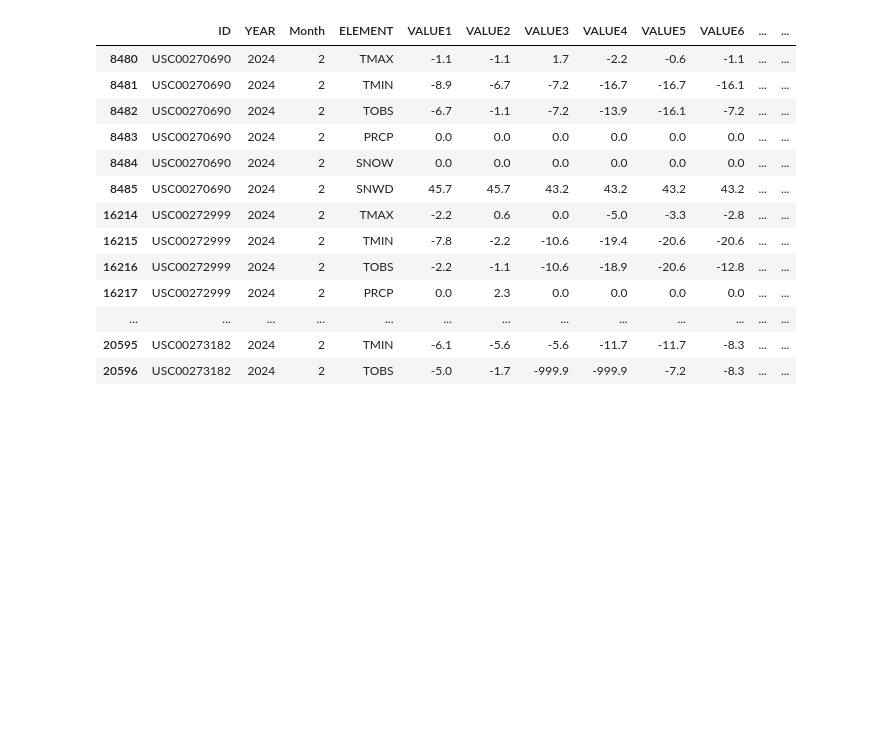
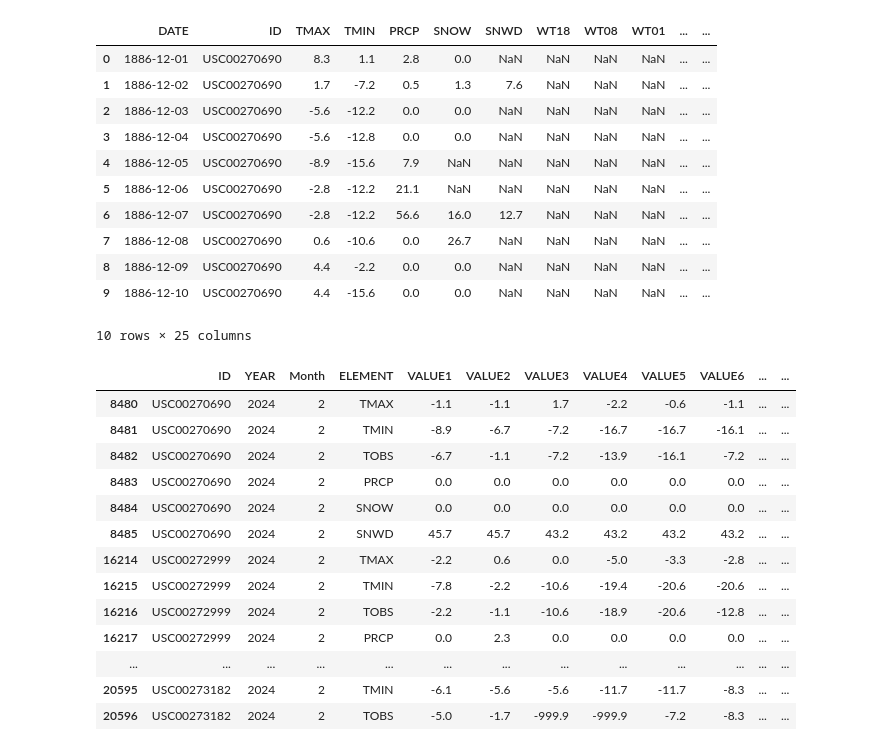
Before and after one commit to loki-k4/BlizzardX, a Jupyter notebook: project.ipynb, the cells around one changed output. Cells and saved outputs as stored; diff of their text form; code cells hidden in the pictures; blank space fills up the shorter version.

```diff
--- a/project.ipynb
+++ b/project.ipynb
@@ -205,3 +237,5 @@ winter_data = data[data['season'] == 'Winter']
 spring_data = data[data['season'] == 'Spring']
 summer_data = data[data['season'] == 'Summer']
 fall_data = data[data['season'] == 'Fall']
+# %%
+wd= transform_weather_data(winter_data)
@@ -208,3 +257,18 @@ fall_data = data[data['season'] == 'Fall']
+# %%
+wd.head(10)
+# %% [output]
+|  | DATE | ID | TMAX | TMIN | PRCP | SNOW | SNWD | WT18 | WT08 | WT01 | ... | ... |
+| 0 | 1886-12-01 | USC00270690 | 8.3 | 1.1 | 2.8 | 0.0 | NaN | NaN | NaN | NaN | ... | ... |
+| 1 | 1886-12-02 | USC00270690 | 1.7 | -7.2 | 0.5 | 1.3 | 7.6 | NaN | NaN | NaN | ... | ... |
+| 2 | 1886-12-03 | USC00270690 | -5.6 | -12.2 | 0.0 | 0.0 | NaN | NaN | NaN | NaN | ... | ... |
+| 3 | 1886-12-04 | USC00270690 | -5.6 | -12.8 | 0.0 | 0.0 | NaN | NaN | NaN | NaN | ... | ... |
+| 4 | 1886-12-05 | USC00270690 | -8.9 | -15.6 | 7.9 | NaN | NaN | NaN | NaN | NaN | ... | ... |
+| 5 | 1886-12-06 | USC00270690 | -2.8 | -12.2 | 21.1 | NaN | NaN | NaN | NaN | NaN | ... | ... |
+| 6 | 1886-12-07 | USC00270690 | -2.8 | -12.2 | 56.6 | 16.0 | 12.7 | NaN | NaN | NaN | ... | ... |
+| 7 | 1886-12-08 | USC00270690 | 0.6 | -10.6 | 0.0 | 26.7 | NaN | NaN | NaN | NaN | ... | ... |
+| 8 | 1886-12-09 | USC00270690 | 4.4 | -2.2 | 0.0 | 0.0 | NaN | NaN | NaN | NaN | ... | ... |
+| 9 | 1886-12-10 | USC00270690 | 4.4 | -15.6 | 0.0 | 0.0 | NaN | NaN | NaN | NaN | ... | ... |
+10 rows × 25 columns
 # %%
 # Example of accessing the split data
 winter_data[(winter_data['YEAR'] == 2024 )& (winter_data['Month']==2)].head(20)
```
Also changed, not shown: parts of 6 cells of this notebook.
